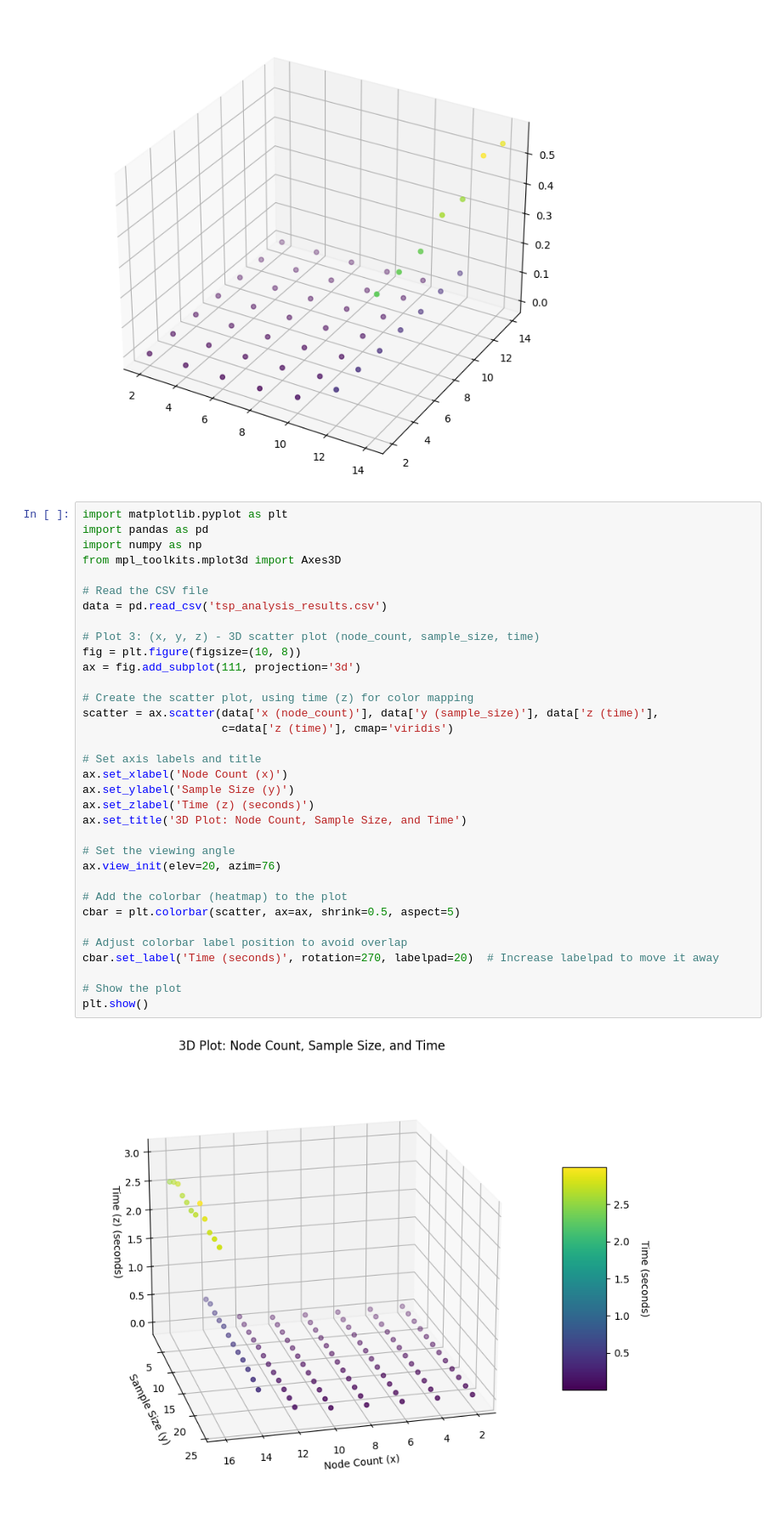
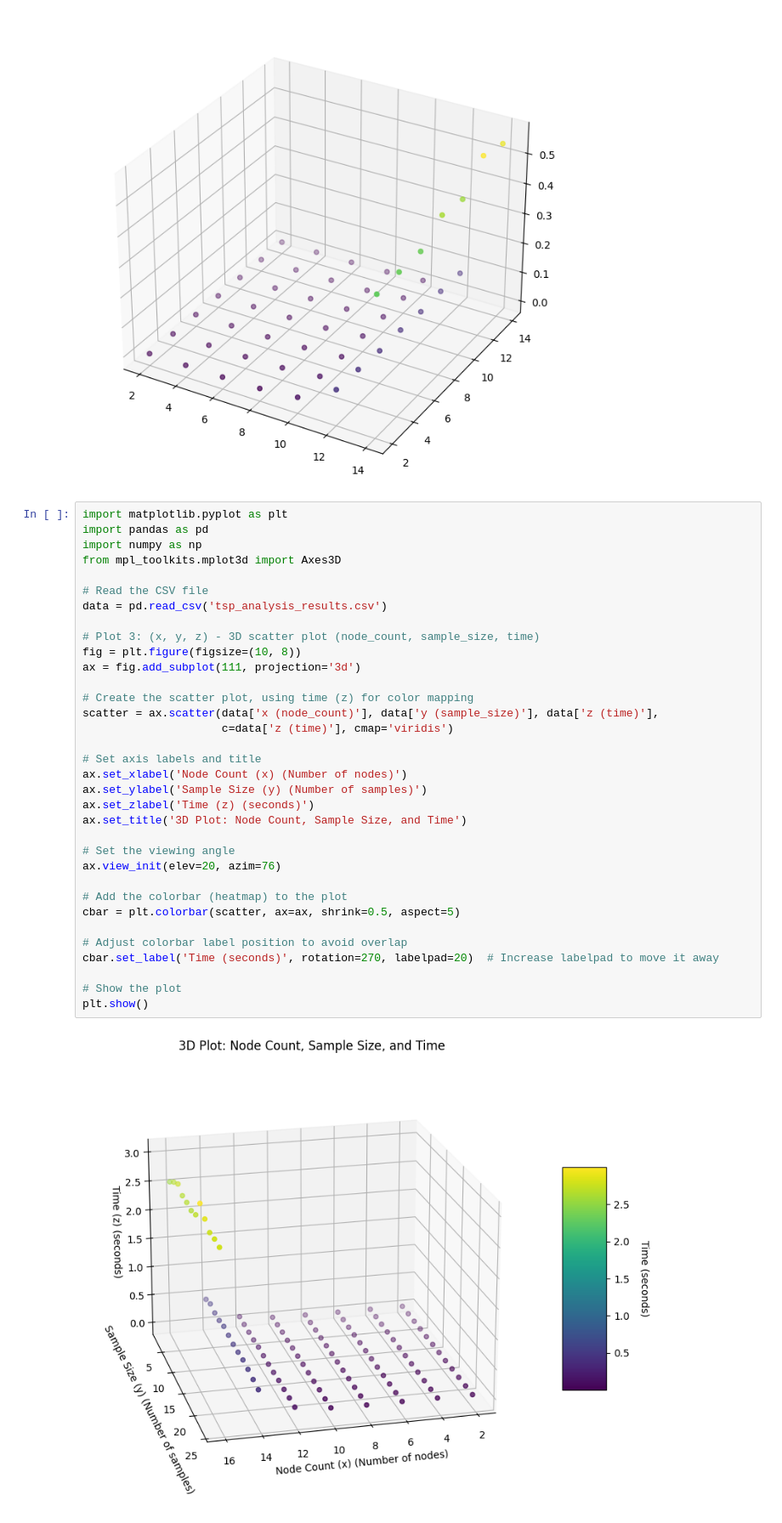
Before and after one commit to sakethramakrishnan/tsp_gnn, a Jupyter notebook: tsp_gnn/testing.ipynb, the cells around one changed output. Shown at 85% size. Saved outputs shown, nothing was run; the diff lists cells and outputs as text.

Commit message:
weird graphing results

```diff
--- a/tsp_gnn/testing.ipynb
+++ b/tsp_gnn/testing.ipynb
@@ -146,36 +146,36 @@ import pandas as pd
 import numpy as np
 from mpl_toolkits.mplot3d import Axes3D
 
 # Read the CSV file
 data = pd.read_csv('tsp_analysis_results.csv')
 
 # Plot 3: (x, y, z) - 3D scatter plot (node_count, sample_size, time)
 fig = plt.figure(figsize=(10, 8))
 ax = fig.add_subplot(111, projection='3d')
 
 # Create the scatter plot, using time (z) for color mapping
 scatter = ax.scatter(data['x (node_count)'], data['y (sample_size)'], data['z (time)'],
                      c=data['z (time)'], cmap='viridis')
 
 # Set axis labels and title
-ax.set_xlabel('Node Count (x)')
-ax.set_ylabel('Sample Size (y)')
+ax.set_xlabel('Node Count (x) (Number of nodes)')
+ax.set_ylabel('Sample Size (y) (Number of samples)')
 ax.set_zlabel('Time (z) (seconds)')
 ax.set_title('3D Plot: Node Count, Sample Size, and Time')
 
 # Set the viewing angle
 ax.view_init(elev=20, azim=76)
 
 # Add the colorbar (heatmap) to the plot
 cbar = plt.colorbar(scatter, ax=ax, shrink=0.5, aspect=5)
 
 # Adjust colorbar label position to avoid overlap
 cbar.set_label('Time (seconds)', rotation=270, labelpad=20)  # Increase labelpad to move it away
 
 # Show the plot
 plt.show()
 # %% [output]
-[figure, old version]
+[figure, new version]
 # %%
 import numpy as np
 import matplotlib.pyplot as plt
```
Also changed, not shown: parts of 18 cells of this notebook, 2 other files.
